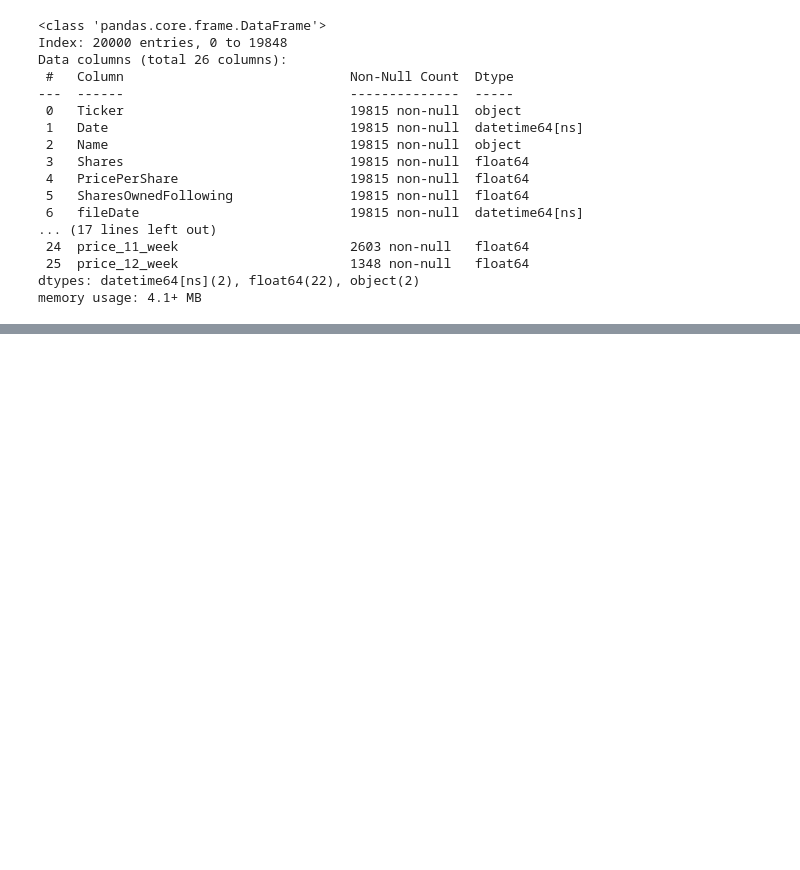
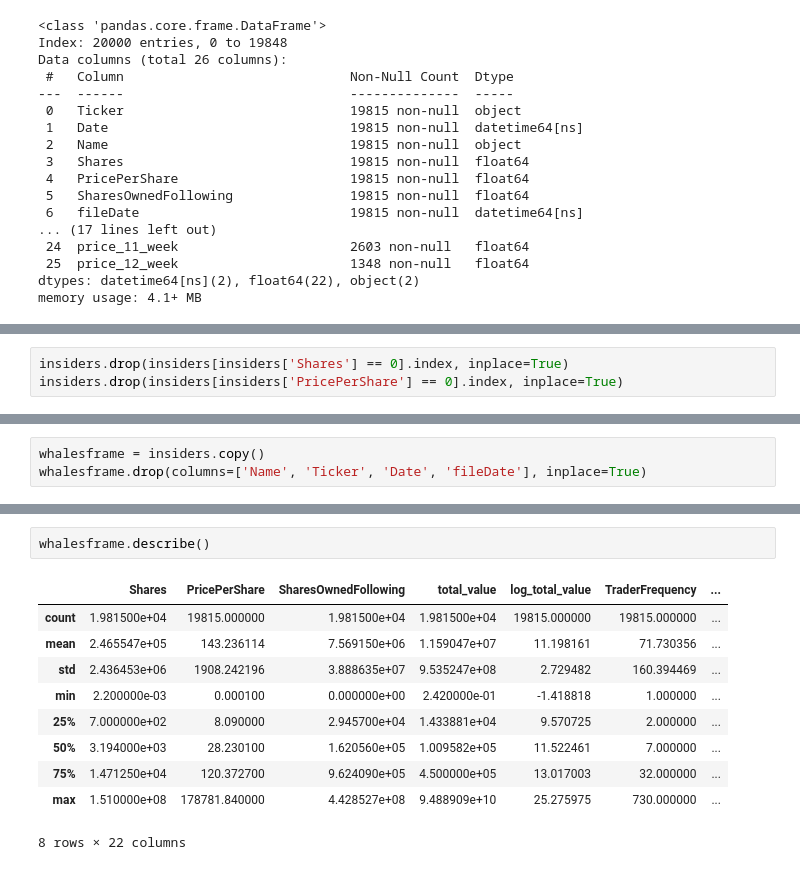
Before and after one commit to xtrabyte-consulting/insider-intel-algo, a Jupyter notebook: notebooks/03_combine_filings_prices.ipynb, the cells around one changed output, grey strips where cells are left out. Drawn from its saved outputs; the diff is of its cells as text; blank space fills up the shorter version.

```diff
--- a/notebooks/03_combine_filings_prices.ipynb
+++ b/notebooks/03_combine_filings_prices.ipynb
@@ -287,0 +291,3 @@ memory usage: 4.1+ MB
+# %%
+insiders.drop(insiders[insiders['Shares'] == 0].index, inplace=True)
+insiders.drop(insiders[insiders['PricePerShare'] == 0].index, inplace=True)
@@ -287,0 +297,3 @@ memory usage: 4.1+ MB
+# %%
+whalesframe = insiders.copy()
+whalesframe.drop(columns=['Name', 'Ticker', 'Date', 'fileDate'], inplace=True)
@@ -287,0 +320,13 @@ memory usage: 4.1+ MB
+# %%
+whalesframe.describe()
+# %% [output]
+|  | Shares | PricePerShare | SharesOwnedFollowing | total_value | log_total_value | TraderFrequency | ... |
+| count | 1.981500e+04 | 19815.000000 | 1.981500e+04 | 1.981500e+04 | 19815.000000 | 19815.000000 | ... |
+| mean | 2.465547e+05 | 143.236114 | 7.569150e+06 | 1.159047e+07 | 11.198161 | 71.730356 | ... |
+| std | 2.436453e+06 | 1908.242196 | 3.888635e+07 | 9.535247e+08 | 2.729482 | 160.394469 | ... |
+| min | 2.200000e-03 | 0.000100 | 0.000000e+00 | 2.420000e-01 | -1.418818 | 1.000000 | ... |
+| 25% | 7.000000e+02 | 8.090000 | 2.945700e+04 | 1.433881e+04 | 9.570725 | 2.000000 | ... |
+| 50% | 3.194000e+03 | 28.230100 | 1.620560e+05 | 1.009582e+05 | 11.522461 | 7.000000 | ... |
+| 75% | 1.471250e+04 | 120.372700 | 9.624090e+05 | 4.500000e+05 | 13.017003 | 32.000000 | ... |
+| max | 1.510000e+08 | 178781.840000 | 4.428527e+08 | 9.488909e+10 | 25.275975 | 730.000000 | ... |
+8 rows × 22 columns
```
Also changed, not shown: parts of 18 cells of this notebook.
